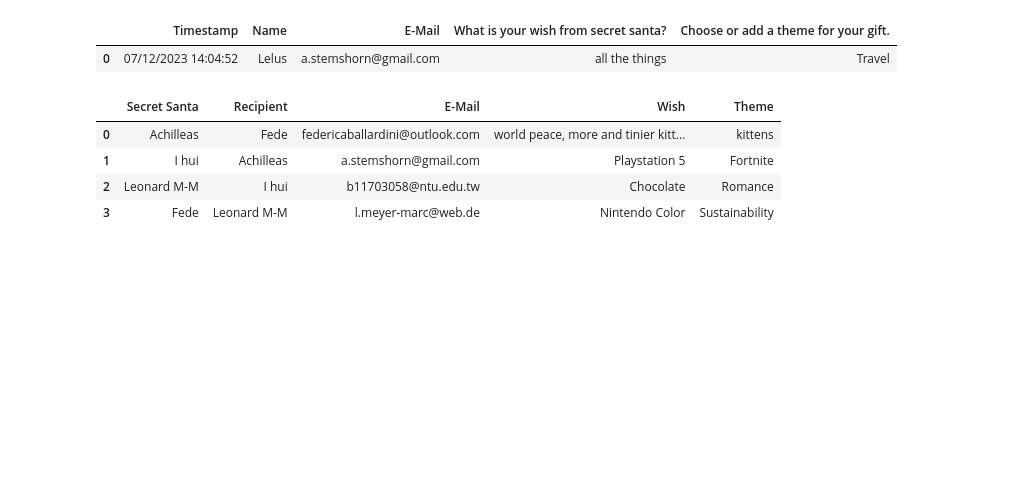
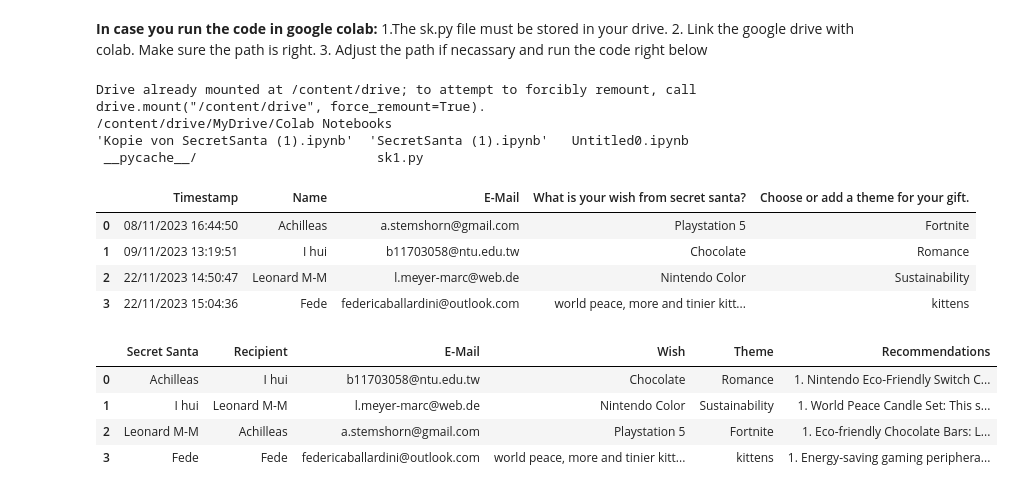
Before and after one commit to AchillesHackerGod/AI-Sustainable-Secret-Santa-with-Pyhton, a Jupyter notebook: SecretSanta_(1).ipynb, the cells around one changed output. Drawn from its saved outputs; the diff is of its cells as text; code cells hidden in the pictures; blank space fills up the shorter version.

```diff
--- a/SecretSanta_(1).ipynb
+++ b/SecretSanta_(1).ipynb
@@ -20,7 +36,24 @@ from email.mime.text import MIMEText
+# %% [markdown]
+**In case you run the code in google colab:**
+1.The sk.py file must be stored in your drive.
+2. Link the google drive with colab. Make sure the path is right.
+3. Adjust the path if necassary and run the code right below
+# %%
+from google.colab import drive
+drive.mount('/content/drive')
+%cd /content/drive/MyDrive/Colab Notebooks
+%ls
+# %% [output]
+Drive already mounted at /content/drive; to attempt to forcibly remount, call drive.mount("/content/drive", force_remount=True).
+/content/drive/MyDrive/Colab Notebooks
+'Kopie von SecretSanta (1).ipynb'  'SecretSanta (1).ipynb'   Untitled0.ipynb
+ __pycache__/                       sk1.py
+# %%
+from sk1 import api_acc1, mail_acc
+openai.api_key = api_acc1
 # %%
-url = 'https://docs.google.com/spreadsheets/d/1Atw3wmmrkjHSDUavaqmBVzOADd3TqJUebi6S6xZ8mRM/edit?resourcekey#gid=1569582815'#
-url_1 = url.replace('/edit?resourcekey#gid=', '/export?format=csv&gid=')
-#helloooo
+url = 'https://docs.google.com/spreadsheets/d/1IAOMmHcYTbVPPxj3Dk65r97R76bLVXWHdL4W7wh6ff0/edit#gid=1191019850'
+url_1 = url.replace('/edit#gid=', '/export?format=csv&gid=')
 # %%
 # The google survey is set to automatically write a google docs document that includes all the information from the survey
 # Google docs generates a csv file that is read into a DataFrame
@@ -28,7 +61,10 @@ df = pd.read_csv(url_1)
 df
 # %% [output]
 |  | Timestamp | Name | E-Mail | What is your wish from secret santa? | Choose or add a theme for your gift. |
-| 0 | 07/12/2023 14:04:52 | Lelus | a.stemshorn@gmail.com | all the things | Travel |
+| 0 | 08/11/2023 16:44:50 | Achilleas | a.stemshorn@gmail.com | Playstation 5 | Fortnite |
+| 1 | 09/11/2023 13:19:51 | I hui | b11703058@ntu.edu.tw | Chocolate | Romance |
+| 2 | 22/11/2023 14:50:47 | Leonard M-M | l.meyer-marc@web.de | Nintendo Color | Sustainability |
+| 3 | 22/11/2023 15:04:36 | Fede | federicaballardini@outlook.com | world peace, more and tinier kitt... | kittens |
 # %%
 mail = df['E-Mail'].tolist()
 names = df['Name'].tolist()
@@ -59,40 +95,47 @@ while(stopper == 0):
             if(names[i] == secret_santa_list[recip]):
                 if(len(secret_santa_list) == 1):
                     redo = True
                     x = 1
                 else:
                     recip = rd.randint(0, len(secret_santa_list) - 1)
             else:
                 x = 1
 
 
         if(redo != True):
             recipient.append(secret_santa_list[recip])
             secret_santa_list.pop(recip)
             stopper = 1
         else:
             stopper = 0
  # make the new data frame with all necessary inforamtion
-for k in np.arange(len(names)):
+for w,k in zip(wish_list,np.arange(len(names))):
   df_out.loc[k,'Secret Santa'] = names[k]
   df_out.loc[k,'Recipient'] = recipient[k]
 
   index_values = df[df['Name'] == recipient[k]].index.values
   df_out.loc[k,'E-Mail'] = df['E-Mail'].iloc[index_values[0]]
   df_out.loc[k, 'Wish'] = df['What is your wish from secret santa?'].iloc[index_values[0]]
   df_out.loc[k,'Theme'] = df['Choose or add a theme for your gift.'].iloc[index_values[0]]
 
-#easiest way to access the information is in form of new lists, the data frame can be used to have a better overview of all partners
-#in case something goes sideways in the emailing part
+  # getting the recommendations from openai and adding the to the DataFrame
+
+  recommendations = openai.ChatCompletion.create(model="gpt-3.5-turbo",
+                                messages=[{"role": "user", "content": f"List me 3 sustainable sectet santa gift recommandations which are related to {w}."}],
+                                max_tokens = 200, n=1)
+  df_out.loc[k,'Recommendations'] = recommendations['choices'][0]['message']['content']
+
+#easiest way to access the information is in form of new lists, the data frame can be used to have a better overview of all partners in case something goes sideways in the emailing part
+recommendations_list = df_out['Recommendations'].tolist()
 recipient_list = df_out['Recipient'].tolist()
 wish_list = df_out['Wish'].tolist()
 theme_list = df_out['Theme'].tolist()
 df_out
 # %% [output]
-|  | Secret Santa | Recipient | E-Mail | Wish | Theme |
-| 0 | Achilleas | Fede | federicaballardini@outlook.com | world peace, more and tinier kitt... | kittens |
-| 1 | I hui | Achilleas | a.stemshorn@gmail.com | Playstation 5 | Fortnite |
-| 2 | Leonard M-M | I hui | b11703058@ntu.edu.tw | Chocolate | Romance |
-| 3 | Fede | Leonard M-M | l.meyer-marc@web.de | Nintendo Color | Sustainability |
+|  | Secret Santa | Recipient | E-Mail | Wish | Theme | Recommendations |
+| 0 | Achilleas | I hui | b11703058@ntu.edu.tw | Chocolate | Romance | 1. Nintendo Eco-Friendly Switch C... |
+| 1 | I hui | Leonard M-M | l.meyer-marc@web.de | Nintendo Color | Sustainability | 1. World Peace Candle Set: This s... |
+| 2 | Leonard M-M | Achilleas | a.stemshorn@gmail.com | Playstation 5 | Fortnite | 1. Eco-friendly Chocolate Bars: L... |
+| 3 | Fede | Fede | federicaballardini@outlook.com | world peace, more and tinier kitt... | kittens | 1. Energy-saving gaming periphera... |
 # %%
 sender_address = 'secret.santa241200@gmail.com'
```
Also changed, not shown: parts of 4 cells of this notebook.
